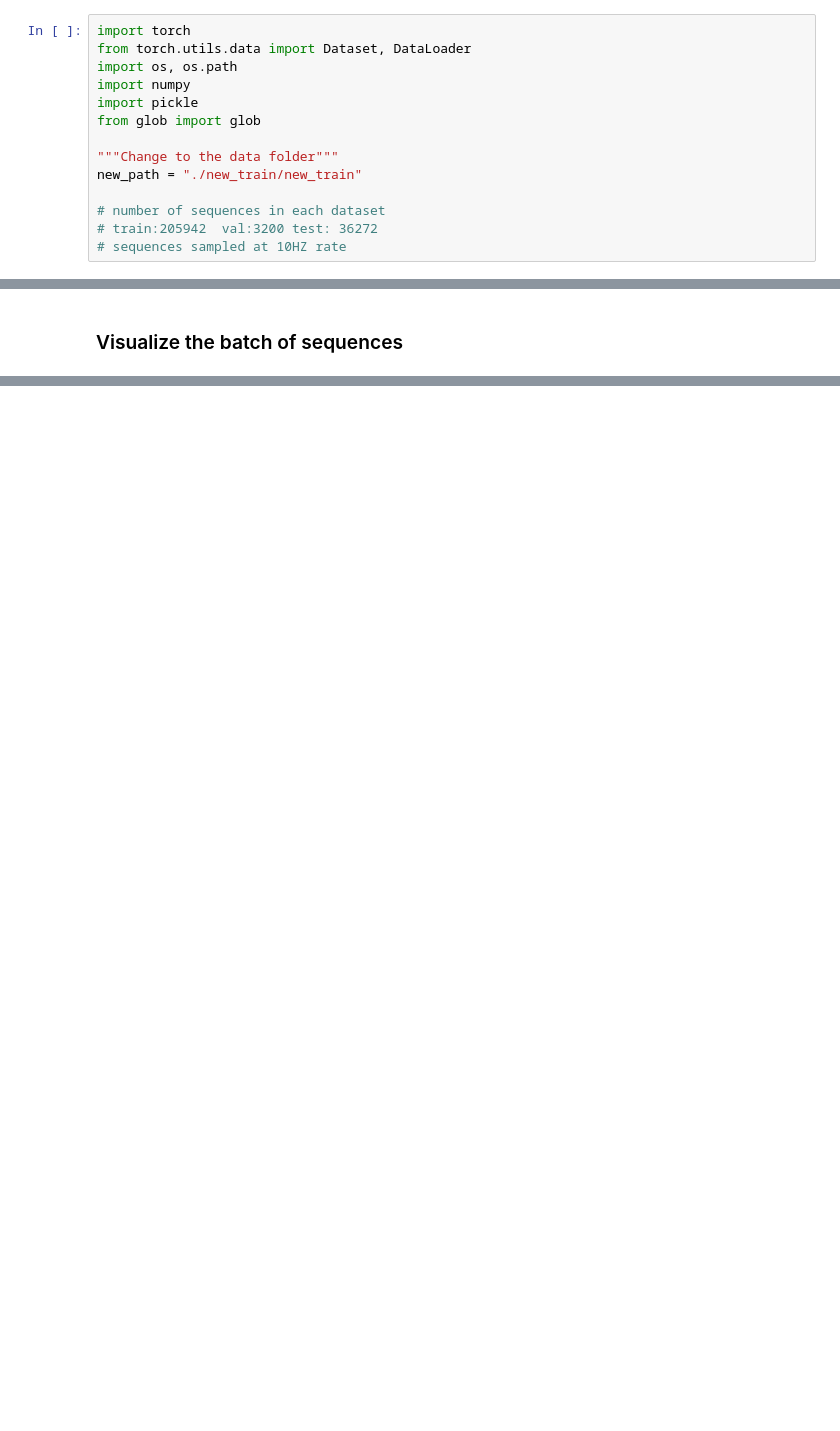
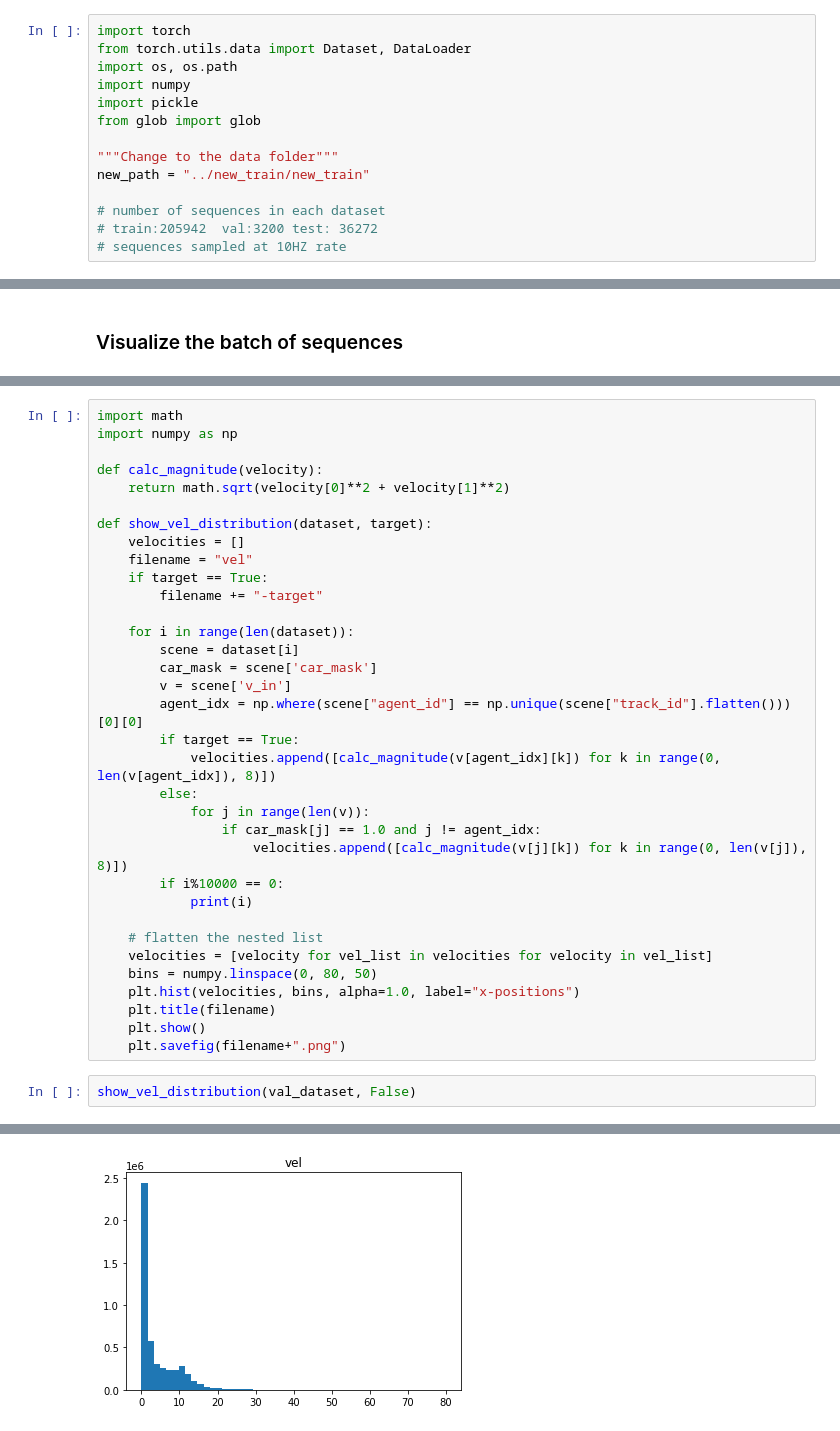
Before and after one commit to wanglec/cse151b-kaggle, a Jupyter notebook: Load_Argoverse_Data_Public.ipynb, the cells around one changed output, grey strips where cells are left out. Saved outputs shown, nothing was run; the diff lists cells and outputs as text; blank space fills up the shorter version.

```diff
--- a/Load_Argoverse_Data_Public.ipynb
+++ b/Load_Argoverse_Data_Public.ipynb
@@ -7,7 +7,7 @@ import pickle
 from glob import glob
 
 """Change to the data folder"""
-new_path = "./new_train/new_train"
+new_path = "../new_train/new_train"
 
 # number of sequences in each dataset
 # train:205942  val:3200 test: 36272
@@ -94,0 +202,37 @@ for i_batch, sample_batch in enumerate(val_loader):
+# %%
+import math
+import numpy as np
+
+def calc_magnitude(velocity):
+    return math.sqrt(velocity[0]**2 + velocity[1]**2)
+
+def show_vel_distribution(dataset, target):
+    velocities = []
+    filename = "vel"
+    if target == True:
+        filename += "-target"
+
+    for i in range(len(dataset)):
+        scene = dataset[i]
+        car_mask = scene['car_mask']
+        v = scene['v_in']
+        agent_idx = np.where(scene["agent_id"] == np.unique(scene["track_id"].flatten()))[0][0]
+        if target == True:
+            velocities.append([calc_magnitude(v[agent_idx][k]) for k in range(0, len(v[agent_idx]), 8)])
+        else:
+            for j in range(len(v)):
+                if car_mask[j] == 1.0 and j != agent_idx:
+                    velocities.append([calc_magnitude(v[j][k]) for k in range(0, len(v[j]), 8)])
+        if i%10000 == 0:
+            print(i)
+
+    # flatten the nested list
+    velocities = [velocity for vel_list in velocities for velocity in vel_list]
+    bins = numpy.linspace(0, 80, 50)
+    plt.hist(velocities, bins, alpha=1.0, label="x-positions")
+    plt.title(filename)
+    plt.show()
+    plt.savefig(filename+".png")
+# %%
+show_vel_distribution(val_dataset, False)
+# %% [output]
@@ -94,0 +256 @@ for i_batch, sample_batch in enumerate(val_loader):
+[figure, added]
```
Also changed, not shown: parts of 7 cells of this notebook, 6 other files.
